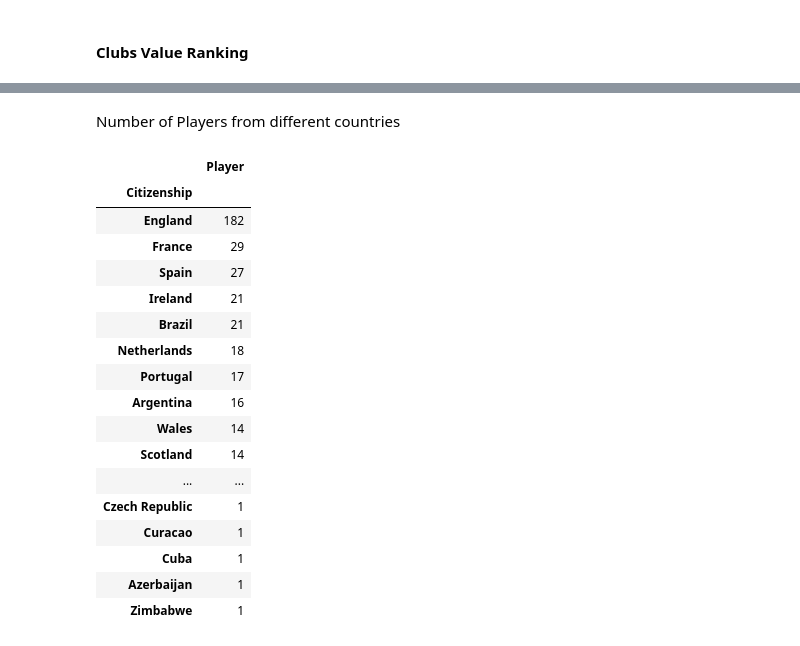
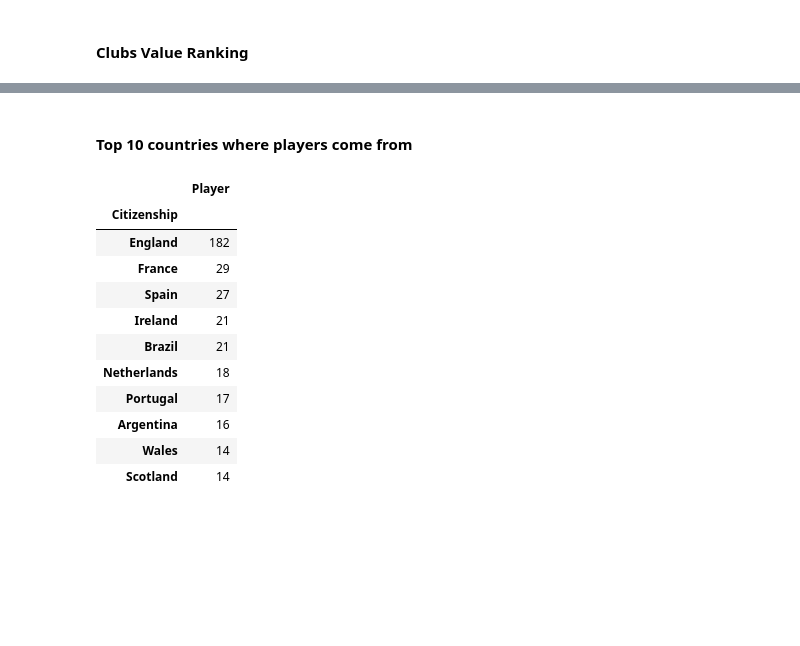
Before and after one commit to Mikky-Li/Analyzing-Data-From-Transfermarkt-and-Visualizing-Premier-League-Players-Data, a Jupyter notebook: Transfermarkt.ipynb, the cells around one changed output, grey strips where cells are left out. Cells and saved outputs as stored; diff of their text form; code cells hidden in the pictures; blank space fills up the shorter version.

```diff
--- a/Transfermarkt.ipynb
+++ b/Transfermarkt.ipynb
@@ -231,24 +249,18 @@ Ranking.groupby('Club')[['Value']].sum().sort_values('Value',ascending = False).
 [figure]
-# %% [markdown]
-Number of Players from different countries
+# %% [markdown]
+#### Top 10 countries where players come from
 # %%
-Ranking.groupby('Citizenship')[['Player']].count().sort_values('Player',ascending = False)
+Ranking.groupby('Citizenship')[['Player']].count().sort_values('Player',ascending = False).head(10)
 # %% [output]
 |  | Player |
 | Citizenship |  |
 | England | 182 |
 | France | 29 |
 | Spain | 27 |
 | Ireland | 21 |
 | Brazil | 21 |
 | Netherlands | 18 |
 | Portugal | 17 |
 | Argentina | 16 |
 | Wales | 14 |
 | Scotland | 14 |
-| ... | ... |
-| Czech Republic | 1 |
-| Curacao | 1 |
-| Cuba | 1 |
-| Azerbaijan | 1 |
-| Zimbabwe | 1 |
```
Also changed, not shown: parts of 4 cells of this notebook.
